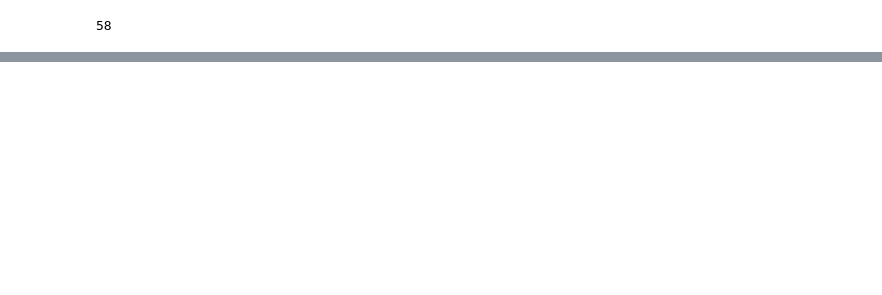
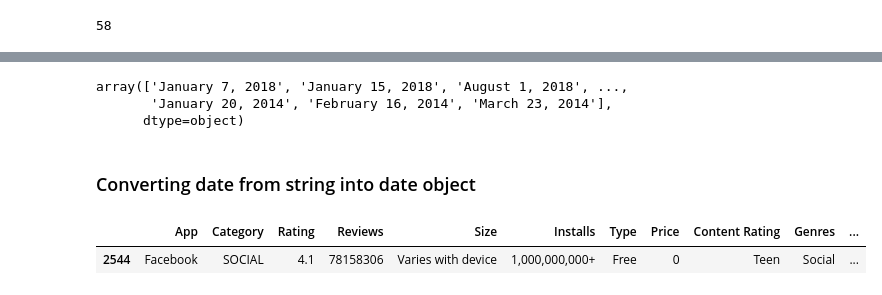
Before and after one commit to Sukhrobjon/DS-1.1, a Jupyter notebook: final_project/google_playstore_visiualization.ipynb, the cells around one changed output, grey strips where cells are left out. Cells and saved outputs as stored; diff of their text form; code cells hidden in the pictures; blank space fills up the shorter version.

```diff
--- a/final_project/google_playstore_visiualization.ipynb
+++ b/final_project/google_playstore_visiualization.ipynb
@@ -152,0 +165,15 @@ len(df[df["Installs"]=="1,000,000,000+"])
+# %%
+df["Last Updated"].unique()
+# %% [output]
+array(['January 7, 2018', 'January 15, 2018', 'August 1, 2018', ...,
+       'January 20, 2014', 'February 16, 2014', 'March 23, 2014'],
+      dtype=object)
+# %% [markdown]
+### Converting date from string into date object
+# %%
+df["Last Updated"] = pd.to_datetime(df['Last Updated'])
+# %%
+df[df["App"] == "Facebook"]
+# %% [output]
+|  | App | Category | Rating | Reviews | Size | Installs | Type | Price | Content Rating | Genres | ... |
+| 2544 | Facebook | SOCIAL | 4.1 | 78158306 | Varies with device | 1,000,000,000+ | Free | 0 | Teen | Social | ... |
```
Also changed, not shown: parts of 32 cells of this notebook.
